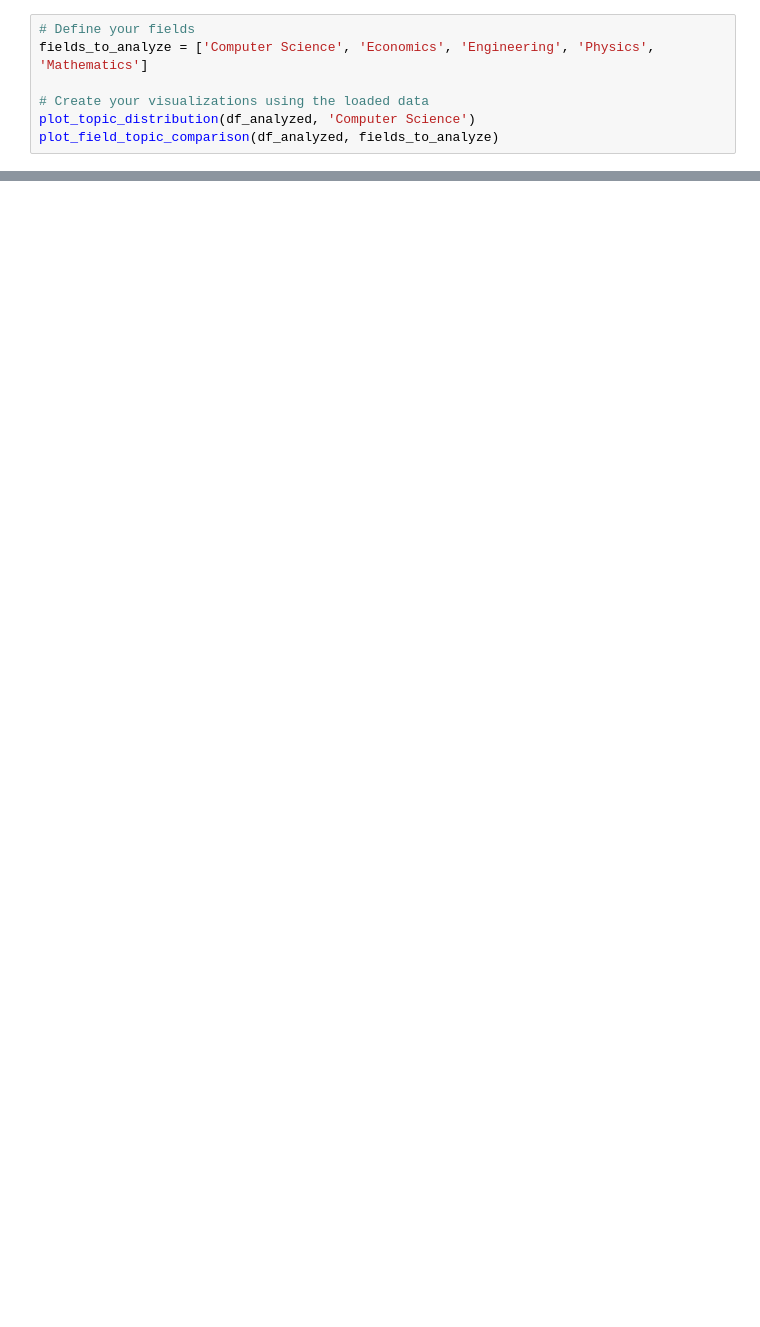
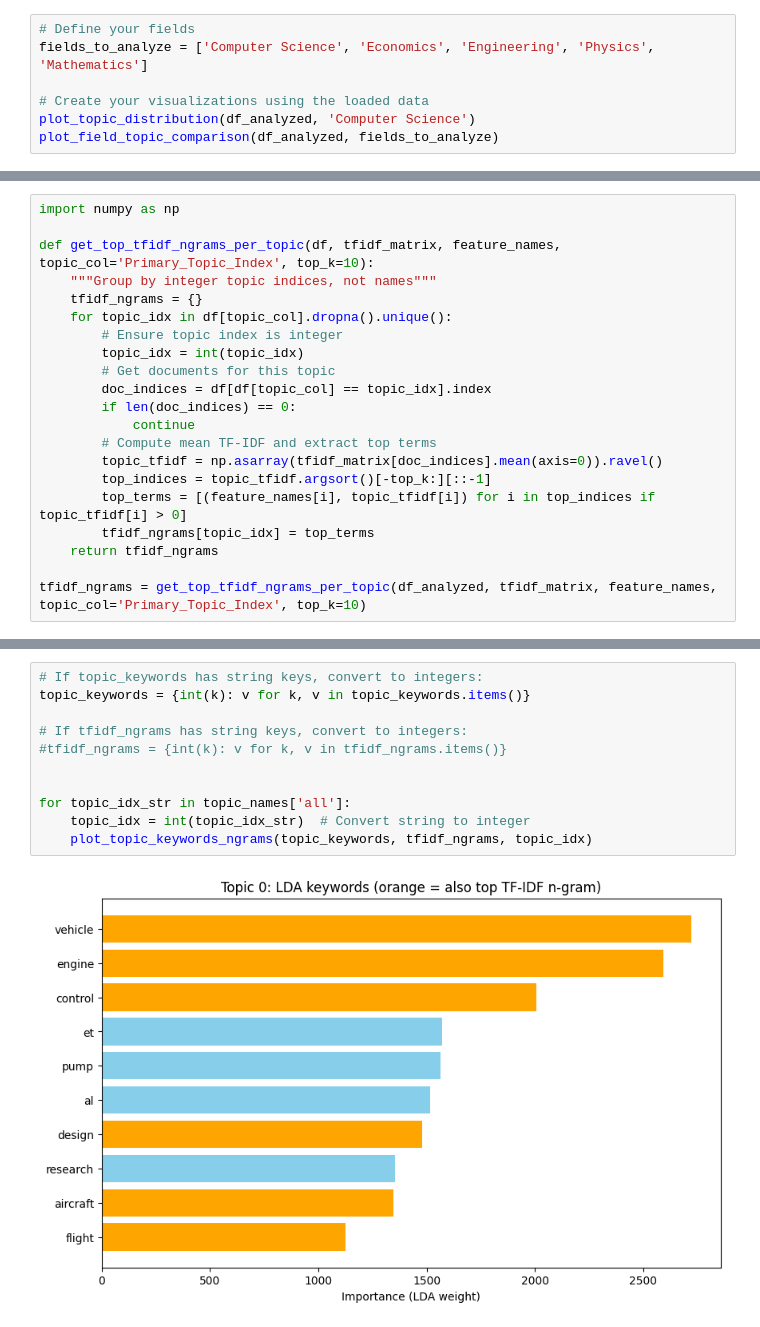
Before and after one commit to stigsimo/Literature-search-and-analysis, a Jupyter notebook: Visializations.ipynb, the cells around one changed output, grey strips where cells are left out. Cells and saved outputs as stored; diff of their text form; blank space fills up the shorter version.

```diff
--- a/Visializations.ipynb
+++ b/Visializations.ipynb
@@ -211,0 +768,21 @@ def plot_topic_distribution(df_analyzed, field, number_of_papers=20):
+# %%
+import numpy as np
+
+def get_top_tfidf_ngrams_per_topic(df, tfidf_matrix, feature_names, topic_col='Primary_Topic_Index', top_k=10):
+    """Group by integer topic indices, not names"""
+    tfidf_ngrams = {}
+    for topic_idx in df[topic_col].dropna().unique():
+        # Ensure topic index is integer
+        topic_idx = int(topic_idx)
+        # Get documents for this topic
+        doc_indices = df[df[topic_col] == topic_idx].index
+        if len(doc_indices) == 0:
+            continue
+        # Compute mean TF-IDF and extract top terms
+        topic_tfidf = np.asarray(tfidf_matrix[doc_indices].mean(axis=0)).ravel()
+        top_indices = topic_tfidf.argsort()[-top_k:][::-1]
+        top_terms = [(feature_names[i], topic_tfidf[i]) for i in top_indices if topic_tfidf[i] > 0]
+        tfidf_ngrams[topic_idx] = top_terms
+    return tfidf_ngrams
+
+tfidf_ngrams = get_top_tfidf_ngrams_per_topic(df_analyzed, tfidf_matrix, feature_names, topic_col='Primary_Topic_Index', top_k=10)
@@ -211,0 +848,13 @@ def plot_topic_distribution(df_analyzed, field, number_of_papers=20):
+# %%
+# If topic_keywords has string keys, convert to integers:
+topic_keywords = {int(k): v for k, v in topic_keywords.items()}
+
+# If tfidf_ngrams has string keys, convert to integers:
+#tfidf_ngrams = {int(k): v for k, v in tfidf_ngrams.items()}
+
+
+for topic_idx_str in topic_names['all']:
+    topic_idx = int(topic_idx_str)  # Convert string to integer
+    plot_topic_keywords_ngrams(topic_keywords, tfidf_ngrams, topic_idx)
+# %% [output]
+[figure, added]
```
Also changed, not shown: parts of 25 cells of this notebook, 6 other files.
